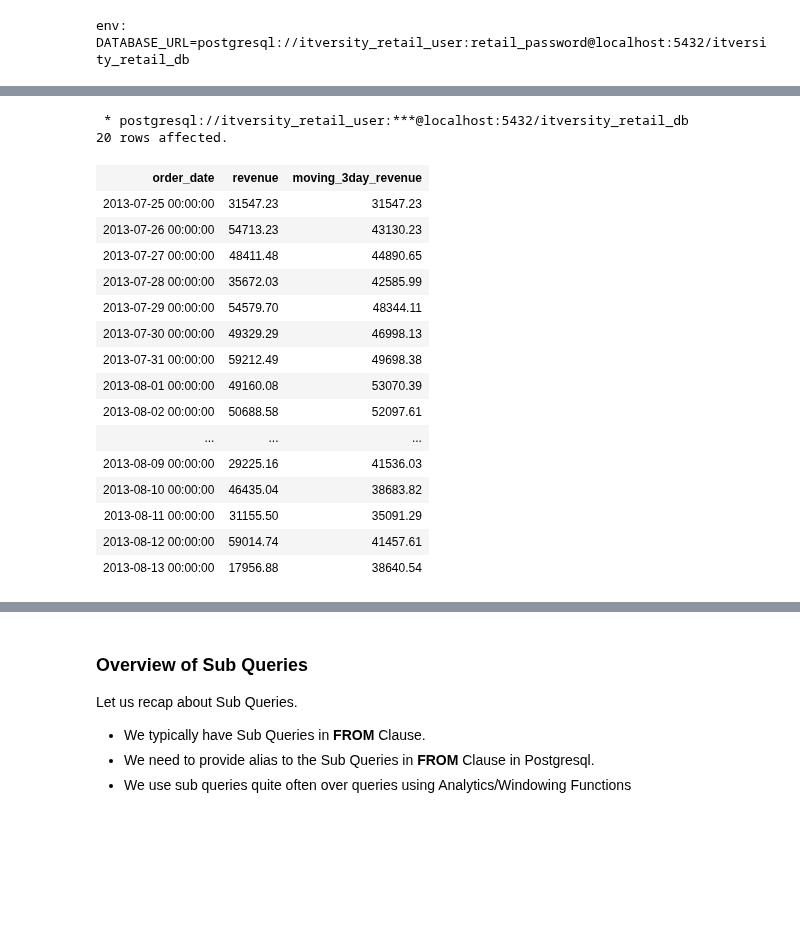
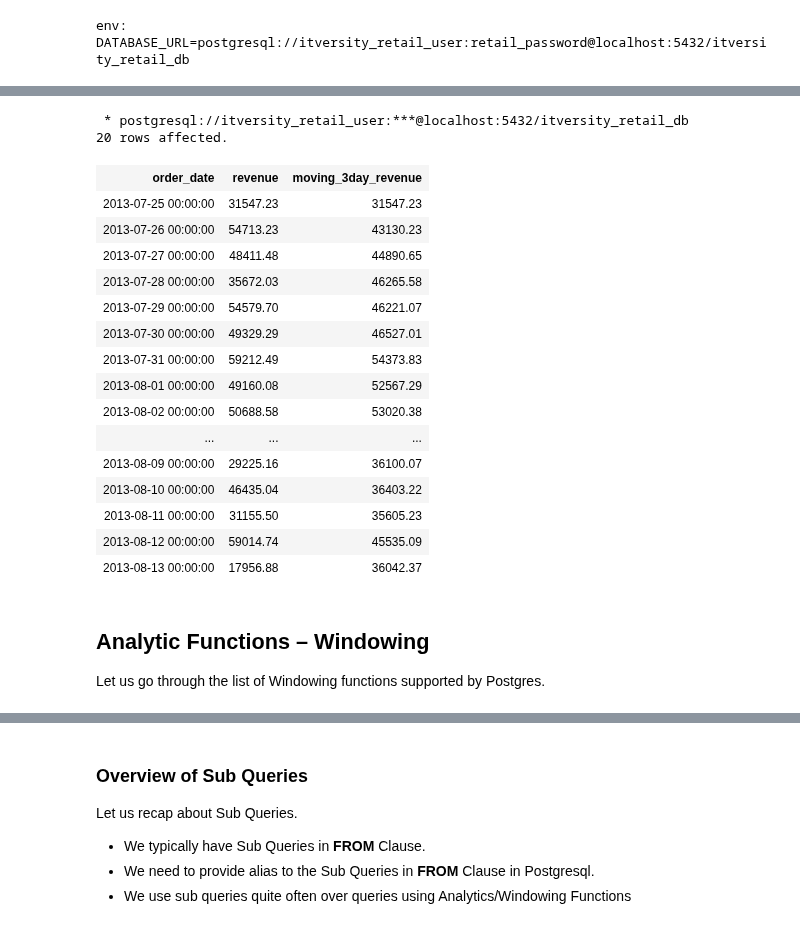
Before and after one commit to itversity/mastering-postgresql, a Jupyter notebook: _sources/07_writing_advanced_sql_queries.ipynb, the cells around one changed output, grey strips where cells are left out. Drawn from its saved outputs; the diff is of its cells as text; code cells hidden in the pictures; blank space fills up the shorter version.

```diff
--- a/_sources/07_writing_advanced_sql_queries.ipynb
+++ b/_sources/07_writing_advanced_sql_queries.ipynb
@@ -799,30 +1859,34 @@ LIMIT 20
 # %%
 %%sql
 
 SELECT t.*,
     round(avg(t.revenue) OVER (
         ORDER BY order_date
-        ROWS BETWEEN 3 PRECEDING AND CURRENT ROW
+        ROWS BETWEEN 2 PRECEDING AND CURRENT ROW
     ), 2) AS moving_3day_revenue
 FROM daily_revenue t
 ORDER BY order_date
 LIMIT 20
 # %% [output]
  * postgresql://itversity_retail_user:***@localhost:5432/itversity_retail_db
 20 rows affected.
 | order_date | revenue | moving_3day_revenue |
 | 2013-07-25 00:00:00 | 31547.23 | 31547.23 |
 | 2013-07-26 00:00:00 | 54713.23 | 43130.23 |
 | 2013-07-27 00:00:00 | 48411.48 | 44890.65 |
-| 2013-07-28 00:00:00 | 35672.03 | 42585.99 |
-| 2013-07-29 00:00:00 | 54579.70 | 48344.11 |
-| 2013-07-30 00:00:00 | 49329.29 | 46998.13 |
-| 2013-07-31 00:00:00 | 59212.49 | 49698.38 |
-| 2013-08-01 00:00:00 | 49160.08 | 53070.39 |
-| 2013-08-02 00:00:00 | 50688.58 | 52097.61 |
+| 2013-07-28 00:00:00 | 35672.03 | 46265.58 |
+| 2013-07-29 00:00:00 | 54579.70 | 46221.07 |
+| 2013-07-30 00:00:00 | 49329.29 | 46527.01 |
+| 2013-07-31 00:00:00 | 59212.49 | 54373.83 |
+| 2013-08-01 00:00:00 | 49160.08 | 52567.29 |
+| 2013-08-02 00:00:00 | 50688.58 | 53020.38 |
 | ... | ... | ... |
-| 2013-08-09 00:00:00 | 29225.16 | 41536.03 |
-| 2013-08-10 00:00:00 | 46435.04 | 38683.82 |
-| 2013-08-11 00:00:00 | 31155.50 | 35091.29 |
-| 2013-08-12 00:00:00 | 59014.74 | 41457.61 |
-| 2013-08-13 00:00:00 | 17956.88 | 38640.54 |
+| 2013-08-09 00:00:00 | 29225.16 | 36100.07 |
+| 2013-08-10 00:00:00 | 46435.04 | 36403.22 |
+| 2013-08-11 00:00:00 | 31155.50 | 35605.23 |
+| 2013-08-12 00:00:00 | 59014.74 | 45535.09 |
+| 2013-08-13 00:00:00 | 17956.88 | 36042.37 |
+# %% [markdown]
+## Analytic Functions – Windowing
+
+Let us go through the list of Windowing functions supported by Postgres.
```
Also changed, not shown: parts of 245 cells of this notebook, 2 other files.
